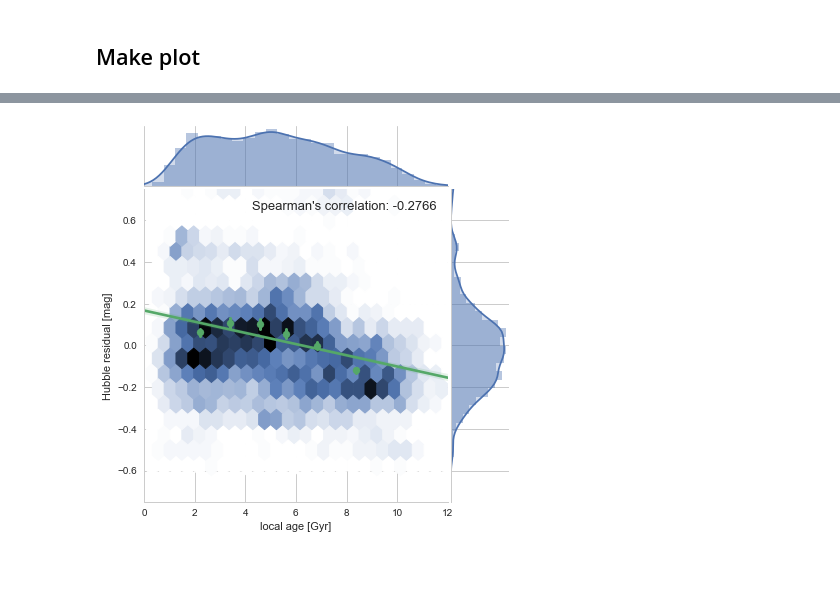
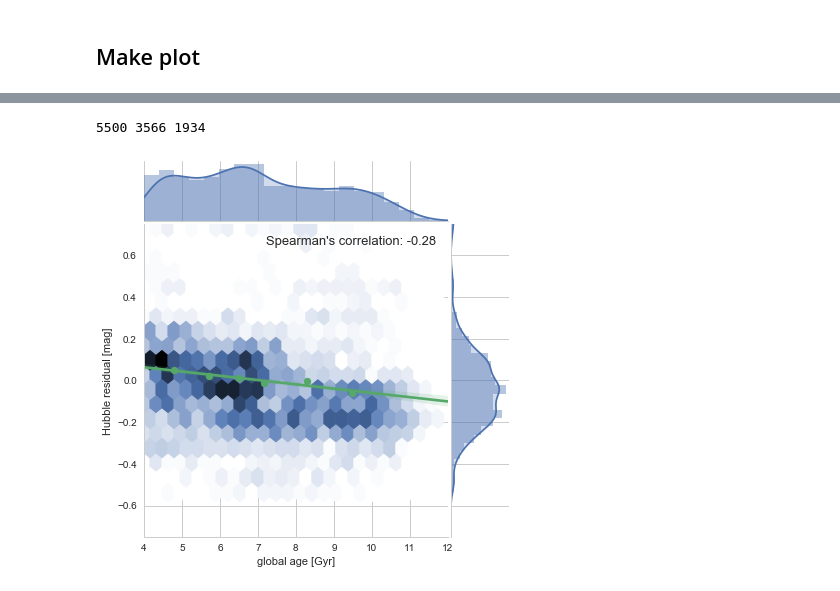
Before and after one commit to benjaminrose/MC-Age, a Jupyter notebook: figures/Results-HRvsAge-redshiftcut.ipynb, the cells around one changed output, grey strips where cells are left out. Cells and saved outputs as stored; diff of their text form; code cells hidden in the pictures.

Commit message:
All the figures get an update
A lot of work has been going on over this "break" in the commit history.

```diff
--- a/figures/Results-HRvsAge-redshiftcut.ipynb
+++ b/figures/Results-HRvsAge-redshiftcut.ipynb
@@ -19,7 +19,7 @@ z_max = 0.2   # campbell is already cut at  ~0.33
 if dataset in ['campbell', 'campbellG']:
     # Campbell objects
     # Campbell uncorrected distances
-    SNData = pd.read_csv('../data/CampbellHoltzman.tsv', sep='\t', usecols=['SNID', 'redshift', 'hr', 'err_mu'], index_col='SNID')
+    SNData = pd.read_csv('../data/CampbellHoltzman_mb.tsv', sep='\t', usecols=['SNID', 'redshift', 'hr', 'err_mu'], index_col='SNID')
     SNData.rename(columns={'err_mu': 'hr uncert'}, inplace=True)
 if dataset == 'gupta':
     # Gupta objects
@@ -177,30 +222,37 @@ else:
+# %%
+plot_old = plot[plot['age']>=4].copy()
+plot_young = plot[plot['age']<4].copy()
+print(len(plot), len(plot_old), len(plot_young))
+# %% [output]
+5500 3566 1934
 # %%
 #'rug':True in marginal_kws, makes it very slow and looks like a solid line
-g = sns.jointplot(plot['age'], plot['hr'], stat_func=spearmanr, kind="hex", gridsize=25,
-                  bins=None, space=0.05, xlim=(0,12),  ylim=ylim, #ylim=(-0.75, 1.4),
+g = sns.jointplot(plot_old['age'], plot_old['hr'], stat_func=spearmanr, kind="hex", gridsize=25,
+                  bins=None, space=0.05, xlim=(4,12),  ylim=ylim, #ylim=(-0.75, 1.4),
                   marginal_kws={'kde':True, 'hist':True,
-                                'kde_kws':{"shade":True}
-                               })
+                                'kde_kws':{"shade":True}}
+                 )
 
 # g = g.plot_joint(plt.scatter, alpha=0) #skip green color
-g = g.plot_joint(sns.regplot, x_bins=6)#,  # not really needed anymore
+g = g.plot_joint(sns.regplot, x_bins=6, x_ci=None)#,  # not really needed anymore
 #                  ci=68)
 
 # This is plotted on top of jointplot's forced marginals
 # g = g.plot_marginals(sns.distplot, kde=True)  # currently the best option
 # g = g.plot_marginals(sns.distplot, kde=True, hist=False, kde_kws={"shade" : True})
 # g = g.plot_marginals(sns.kdeplot, shade=True, cumulative=True, hist=False)
 
 g = g.annotate(spearmanr, stat="Spearman's correlation",
                loc="upper right", fontsize=13,
-               template="{stat}: {val:.4f}")
+               template="{stat}: {val:.2f}")
 # it looks like <abs(0.3) for spearman r is not very correlated.
 
 g = g.set_axis_labels(xlabel, 'Hubble residual [mag]')
+# fig.set_tight_layout({'pad': 1.5})   #cut edge whitespace -- not needed for this figure.
 
 uuid = datetime.datetime.now().strftime('%Y%m%d%H%M%S')
 # g.savefig(savename)
-g.savefig('HRvAge-campbell-local-uncorrected-z0.2.pdf')
+# g.savefig('HRvAge-campbell-global-corrected-z02old.pdf')
 plt.show()
 # %% [output]
-[figure, old version]
+[figure, new version]
```
Also changed, not shown: parts of 13 cells of this notebook, 5 other files.
